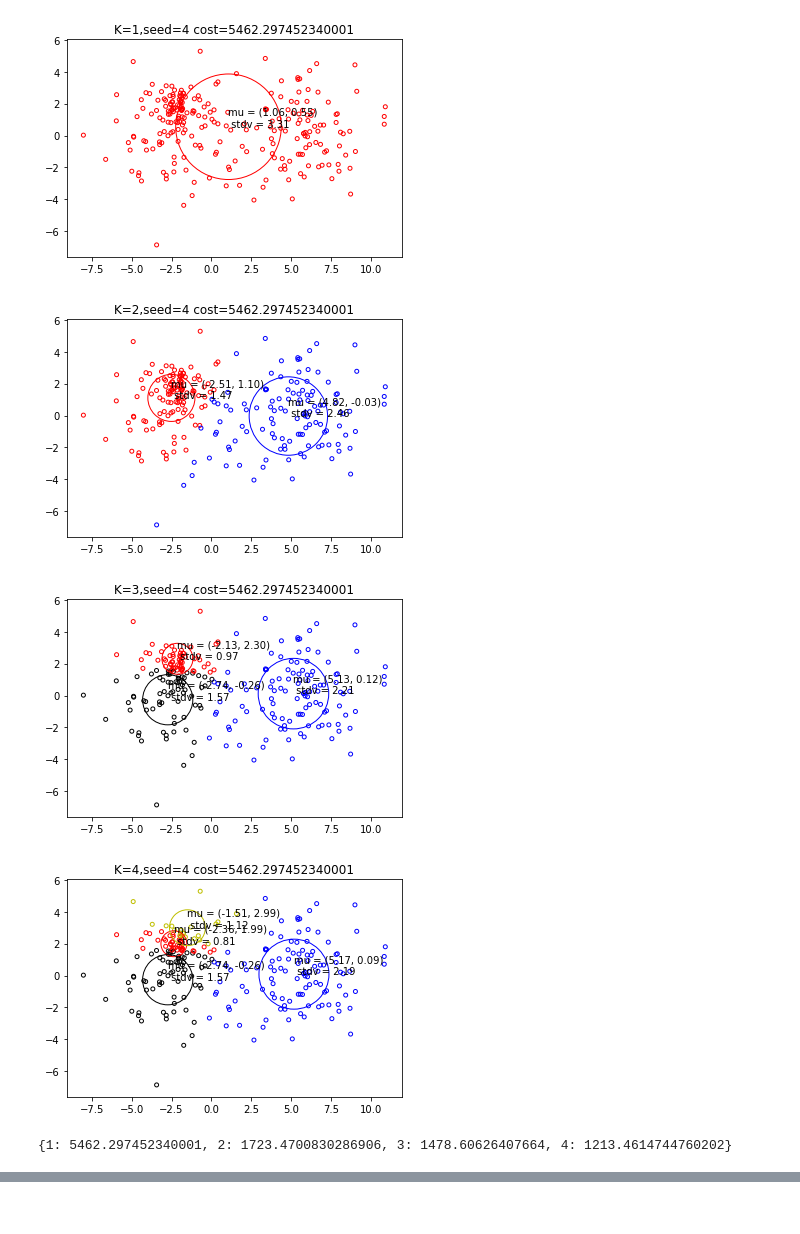
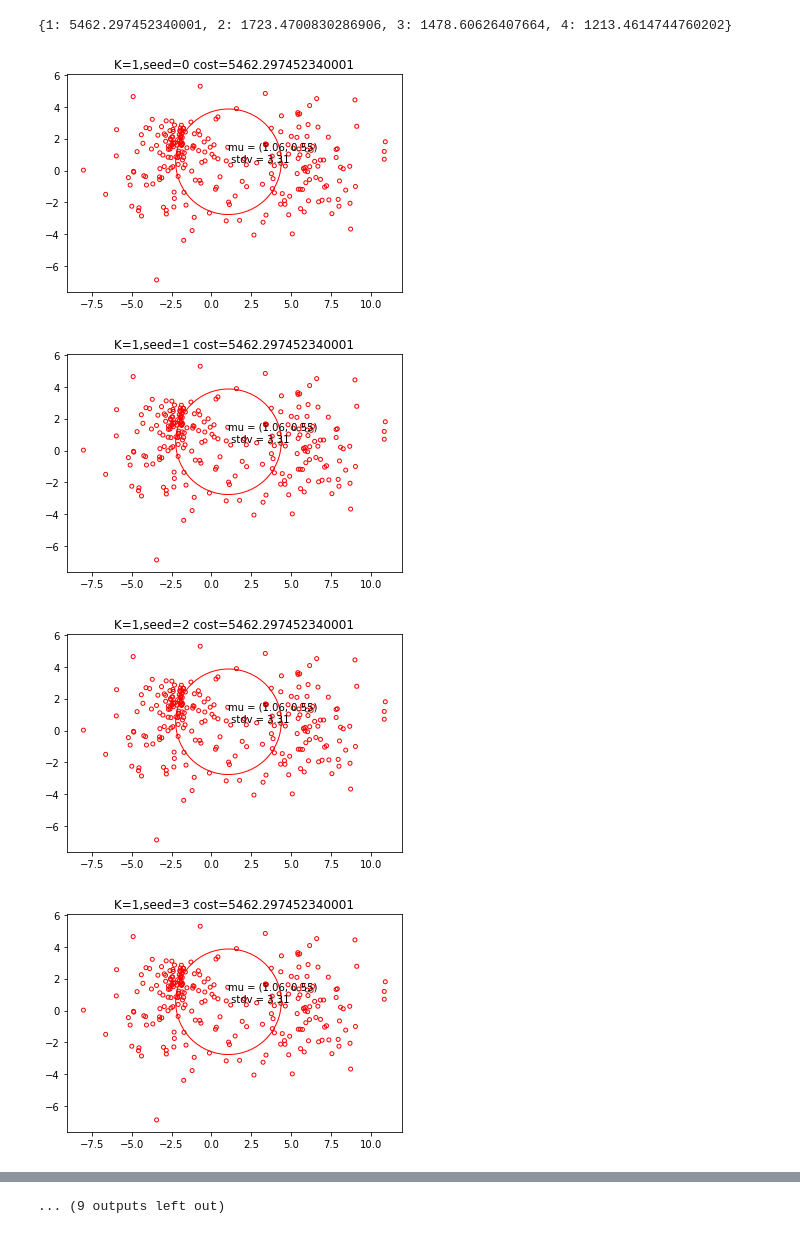
Before and after one commit to seen2/MITx-6.86x-ML, a Jupyter notebook: project/netflix/run.ipynb, the cells around one changed output, grey strips where cells are left out. Saved outputs shown, nothing was run; the diff lists cells and outputs as text; code cells hidden in the pictures.

```diff
--- a/project/netflix/run.ipynb
+++ b/project/netflix/run.ipynb
@@ -26,15 +26,47 @@ for k in K:
             if cost<cost_prev:
                 cost_prev=cost
             else:
-                common.plot(X,mixture,post,f"K={k},seed={seed} cost={cost}")
+                # common.plot(X,mixture,post,f"K={k},seed={seed} cost={cost}")
                 report[k].append(cost)
                 break
             # common.plot(X,post,mixture,"Title")
 
 print({key:min(report[key]) for key in report.keys()})
 # %% [output]
-[figure, removed]
-[figure, removed]
-[figure, removed]
-[figure, removed]
 {1: 5462.297452340001, 2: 1723.4700830286906, 3: 1478.60626407664, 4: 1213.4614744760202}
+# %%
+import numpy as np
+import kmeans
+import common
+import naive_em
+import em
+
+X = np.loadtxt("toy_data.txt")
+
+# TODO: Your code here
+K=np.array([1,2,3,4])
+seeds=np.array([0,1,2,3,4])
+report={}
+for k in K:
+    report[k]=[]
+    cost_prev=9**10
+    for seed in seeds:
+        # print("k",k,"seed",seed)
+        mu,var=common.init(X, k, seed)
+        #Kmeans
+        # E
+        post=kmeans.estep(X,mu)
+        # M
+        mixture,cost=kmeans.mstep(X,post)
+        # run
+        mixture, post, cost=kmeans.run(X,mixture,post)
+        common.plot(X,mixture,post,f"K={k},seed={seed} cost={cost}")
+        report[k].append(cost)
+        # common.plot(X,post,mixture,"Title")
+
+print({key:min(report[key]) for key in report.keys()})
+# %% [output]
+[figure, added]
+[figure, added]
+[figure, added]
+[figure, added]
@@ -40,0 +81 @@ print({key:min(report[key]) for key in report.keys()})
+... (9 outputs left out)
```
Also changed, not shown: parts of 1 cell of this notebook.
